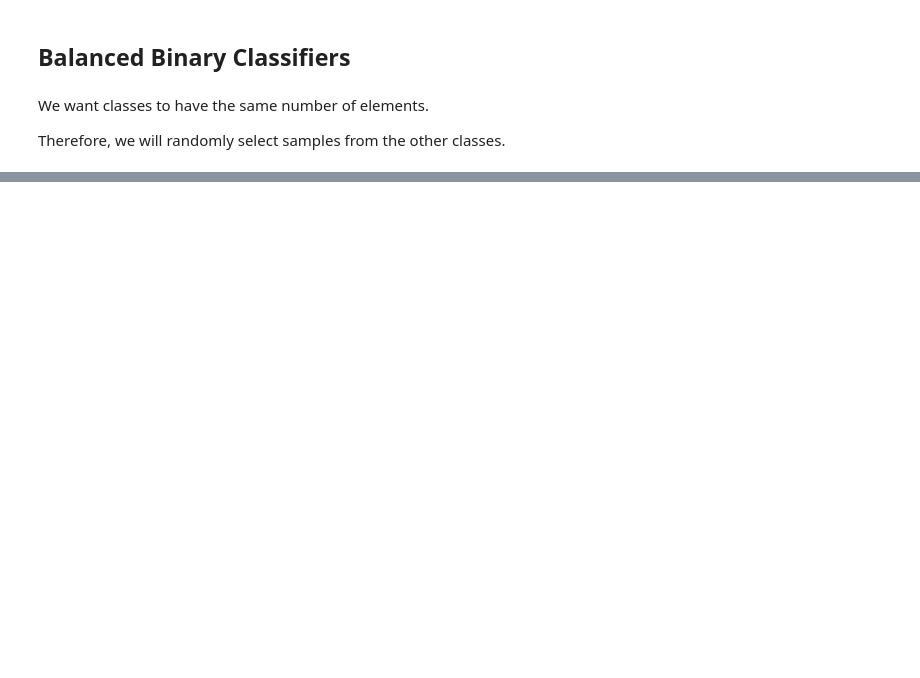
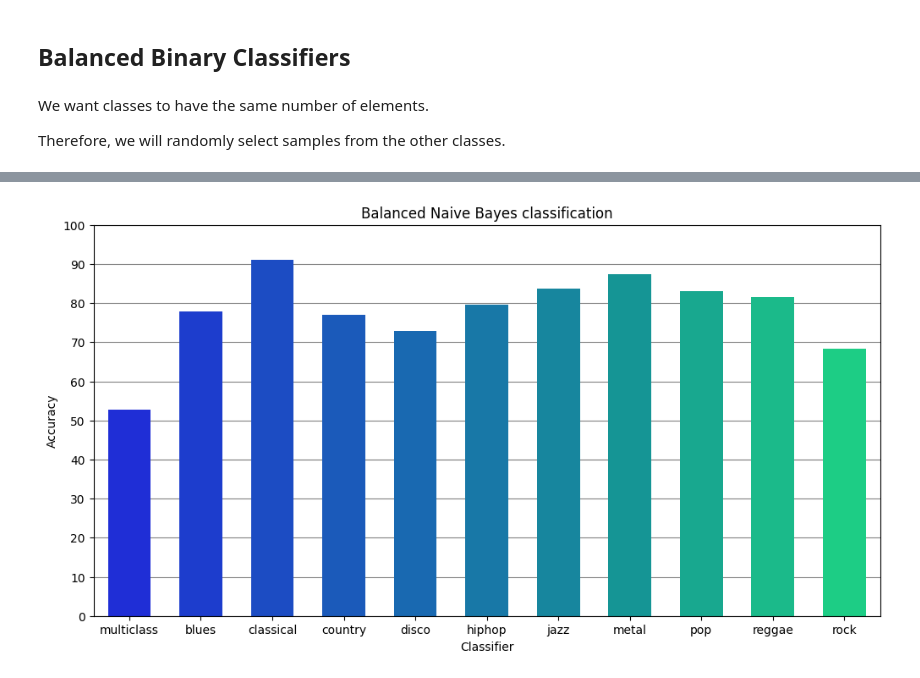
Before and after one commit to albertopirillo/naml-project-2023, a Jupyter notebook: Naive Bayes.ipynb, the cells around one changed output, grey strips where cells are left out. Cells and saved outputs as stored; diff of their text form; code cells hidden in the pictures; blank space fills up the shorter version.

Commit message:
Fixed Naive Bayes

```diff
--- a/Naive Bayes.ipynb
+++ b/Naive Bayes.ipynb
@@ -152,7 +165,7 @@ def balance(data, genre):
     y = data[:, -1]
     return X, y
 # %%
-accuracy_list = []
+accuracy_list = [accuracy_list[0]]
 for genre in genres:
     X, y = balance(df_numpy, genre)
     accuracy = binary_classifier(X, y, genre, 0.33)
@@ -161,2 +185,4 @@ for genre in genres:
 # %%
-plot(genres, accuracy_list, "Balanced Naive Bayes classification")
+plot(labels, accuracy_list, "Balanced Naive Bayes classification")
+# %% [output]
+[figure, added]
```
Also changed, not shown: parts of 7 cells of this notebook.
